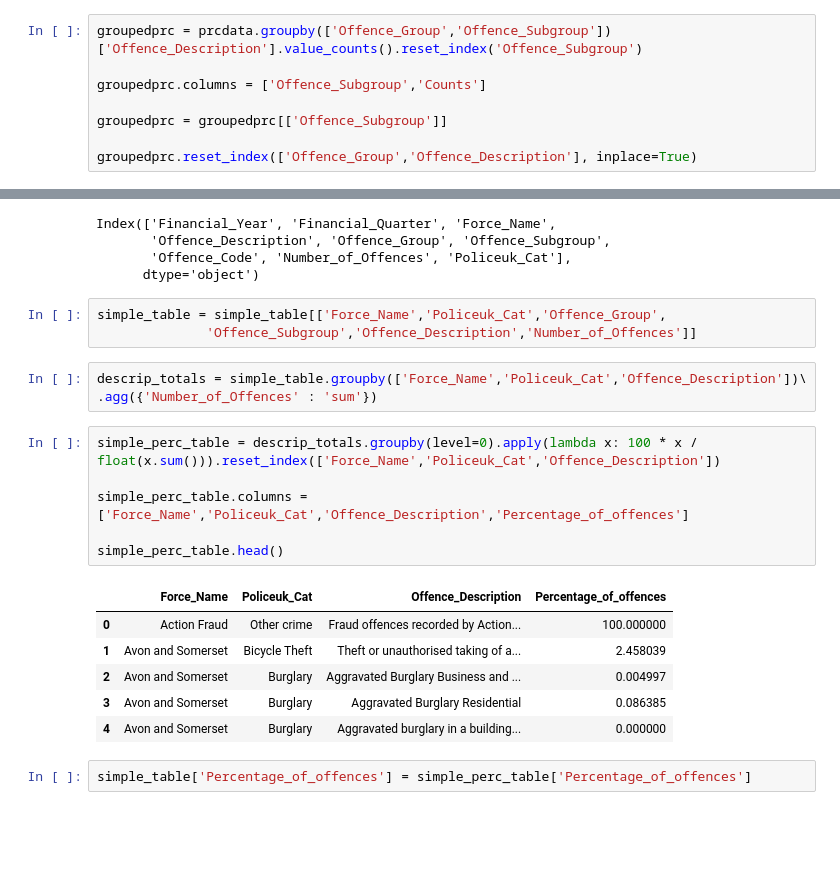
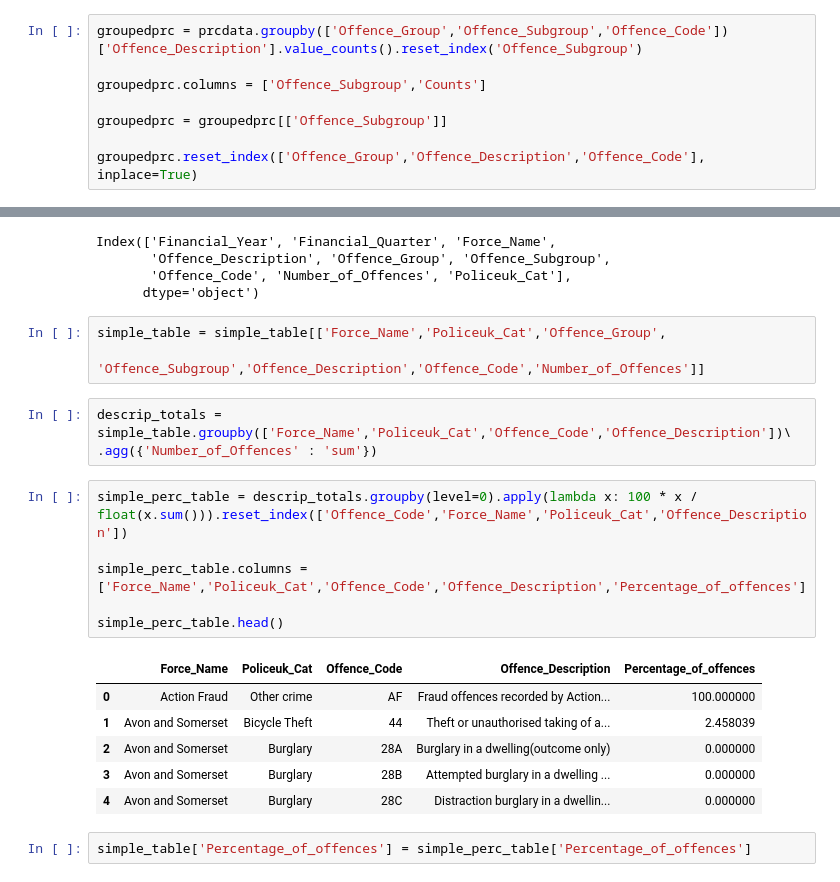
Before and after one commit to Sparrow0hawk/crime_sim_toolkit, a Jupyter notebook: data_manipulation/MappingCrimeCat2CrimeDes.ipynb, the cells around one changed output, grey strips where cells are left out. Saved outputs shown, nothing was run; the diff lists cells and outputs as text; blank space fills up the shorter version.

Commit message:
updated CrimeCatMapping to include home office offence codes

```diff
--- a/data_manipulation/MappingCrimeCat2CrimeDes.ipynb
+++ b/data_manipulation/MappingCrimeCat2CrimeDes.ipynb
@@ -99,13 +106,13 @@ pp.pprint(prcdata.Offence_Description.unique().tolist())
 
 To cluster these offense descriptions into the crime types I'll use the FAQs found on [police.uk/](https://www.police.uk/about-this-site/faqs/#what-do-the-crime-categories-mean) as a rought guideline.
 # %%
-groupedprc = prcdata.groupby(['Offence_Group','Offence_Subgroup'])['Offence_Description'].value_counts().reset_index('Offence_Subgroup')
+groupedprc = prcdata.groupby(['Offence_Group','Offence_Subgroup','Offence_Code'])['Offence_Description'].value_counts().reset_index('Offence_Subgroup')
 
 groupedprc.columns = ['Offence_Subgroup','Counts']
 
 groupedprc = groupedprc[['Offence_Subgroup']]
 
-groupedprc.reset_index(['Offence_Group','Offence_Description'], inplace=True)
+groupedprc.reset_index(['Offence_Group','Offence_Description','Offence_Code'], inplace=True)
 # %%
 groupedprc
 # %% [output]
@@ -572,23 +583,23 @@ Index(['Financial_Year', 'Financial_Quarter', 'Force_Name',
       dtype='object')
 # %%
 simple_table = simple_table[['Force_Name','Policeuk_Cat','Offence_Group',
-              'Offence_Subgroup','Offence_Description','Number_of_Offences']]
+              'Offence_Subgroup','Offence_Description','Offence_Code','Number_of_Offences']]
 # %%
-descrip_totals = simple_table.groupby(['Force_Name','Policeuk_Cat','Offence_Description'])\
+descrip_totals = simple_table.groupby(['Force_Name','Policeuk_Cat','Offence_Code','Offence_Description'])\
 .agg({'Number_of_Offences' : 'sum'})
 # %%
-simple_perc_table = descrip_totals.groupby(level=0).apply(lambda x: 100 * x / float(x.sum())).reset_index(['Force_Name','Policeuk_Cat','Offence_Description'])
+simple_perc_table = descrip_totals.groupby(level=0).apply(lambda x: 100 * x / float(x.sum())).reset_index(['Offence_Code','Force_Name','Policeuk_Cat','Offence_Description'])
 
-simple_perc_table.columns = ['Force_Name','Policeuk_Cat','Offence_Description','Percentage_of_offences']
+simple_perc_table.columns = ['Force_Name','Policeuk_Cat','Offence_Code','Offence_Description','Percentage_of_offences']
 
 simple_perc_table.head()
 # %% [output]
-|  | Force_Name | Policeuk_Cat | Offence_Description | Percentage_of_offences |
-| 0 | Action Fraud | Other crime | Fraud offences recorded by Action... | 100.000000 |
-| 1 | Avon and Somerset | Bicycle Theft | Theft or unauthorised taking of a... | 2.458039 |
-| 2 | Avon and Somerset | Burglary | Aggravated Burglary Business and ... | 0.004997 |
-| 3 | Avon and Somerset | Burglary | Aggravated Burglary Residential | 0.086385 |
-| 4 | Avon and Somerset | Burglary | Aggravated burglary in a building... | 0.000000 |
+|  | Force_Name | Policeuk_Cat | Offence_Code | Offence_Description | Percentage_of_offences |
+| 0 | Action Fraud | Other crime | AF | Fraud offences recorded by Action... | 100.000000 |
+| 1 | Avon and Somerset | Bicycle Theft | 44 | Theft or unauthorised taking of a... | 2.458039 |
+| 2 | Avon and Somerset | Burglary | 28A | Burglary in a dwelling(outcome only) | 0.000000 |
+| 3 | Avon and Somerset | Burglary | 28B | Attempted burglary in a dwelling ... | 0.000000 |
+| 4 | Avon and Somerset | Burglary | 28C | Distraction burglary in a dwellin... | 0.000000 |
 # %%
 simple_table['Percentage_of_offences'] = simple_perc_table['Percentage_of_offences']
 # %%
```
Also changed, not shown: parts of 23 cells of this notebook, 2 other files.
